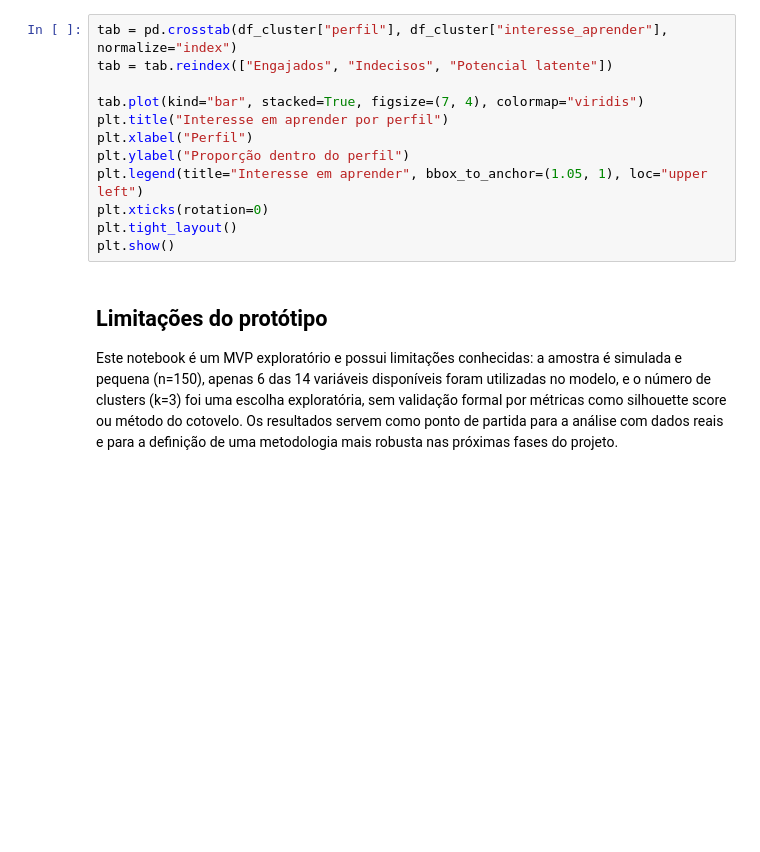
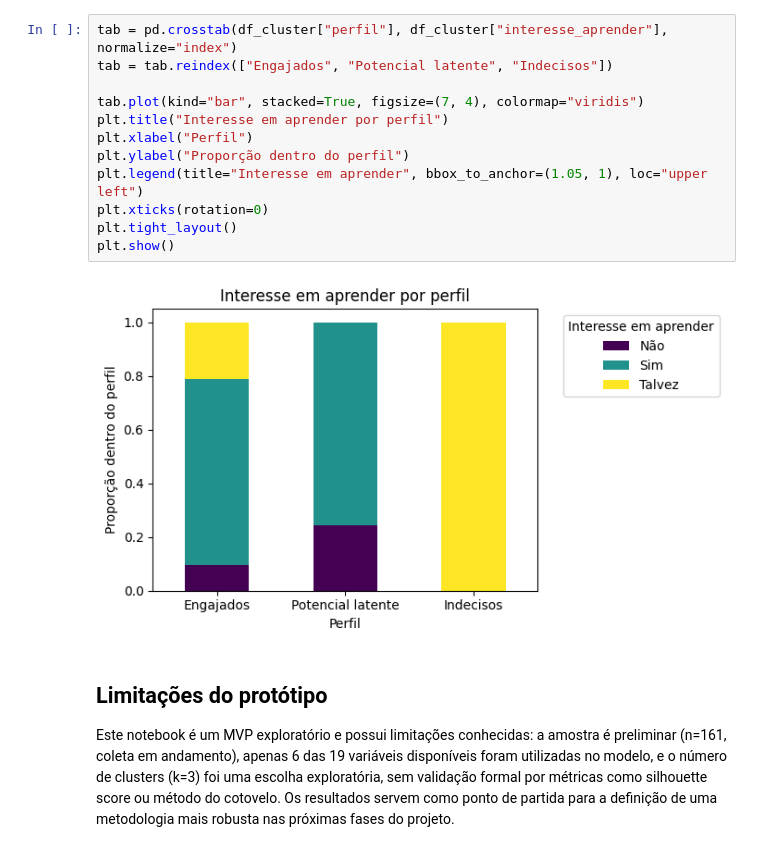
Before and after one commit to marcosconci1/residuos-chapeco-ml, a Jupyter notebook: notebooks/02_clusterizacao.ipynb, the cells around one changed output. Drawn from its saved outputs; the diff is of its cells as text; blank space fills up the shorter version.

```diff
--- a/notebooks/02_clusterizacao.ipynb
+++ b/notebooks/02_clusterizacao.ipynb
@@ -123,16 +168,18 @@ print(df_potencial["tentativa_reutilizacao"].value_counts(normalize=True))
 # %%
 tab = pd.crosstab(df_cluster["perfil"], df_cluster["interesse_aprender"], normalize="index")
-tab = tab.reindex(["Engajados", "Indecisos", "Potencial latente"])
+tab = tab.reindex(["Engajados", "Potencial latente", "Indecisos"])
 
 tab.plot(kind="bar", stacked=True, figsize=(7, 4), colormap="viridis")
 plt.title("Interesse em aprender por perfil")
 plt.xlabel("Perfil")
 plt.ylabel("Proporção dentro do perfil")
 plt.legend(title="Interesse em aprender", bbox_to_anchor=(1.05, 1), loc="upper left")
 plt.xticks(rotation=0)
 plt.tight_layout()
 plt.show()
+# %% [output]
+[figure, added]
 # %% [markdown]
 ## Limitações do protótipo
 
-Este notebook é um MVP exploratório e possui limitações conhecidas: a amostra é simulada e pequena (n=150), apenas 6 das 14 variáveis disponíveis foram utilizadas no modelo, e o número de clusters (k=3) foi uma escolha exploratória, sem validação formal por métricas como silhouette score ou método do cotovelo. Os resultados servem como ponto de partida para a análise com dados reais e para a definição de uma metodologia mais robusta nas próximas fases do projeto.
+Este notebook é um MVP exploratório e possui limitações conhecidas: a amostra é preliminar (n=161, coleta em andamento), apenas 6 das 19 variáveis disponíveis foram utilizadas no modelo, e o número de clusters (k=3) foi uma escolha exploratória, sem validação formal por métricas como silhouette score ou método do cotovelo. Os resultados servem como ponto de partida para a definição de uma metodologia mais robusta nas próximas fases do projeto.
```
Also changed, not shown: parts of 11 cells of this notebook, 26 other files.
